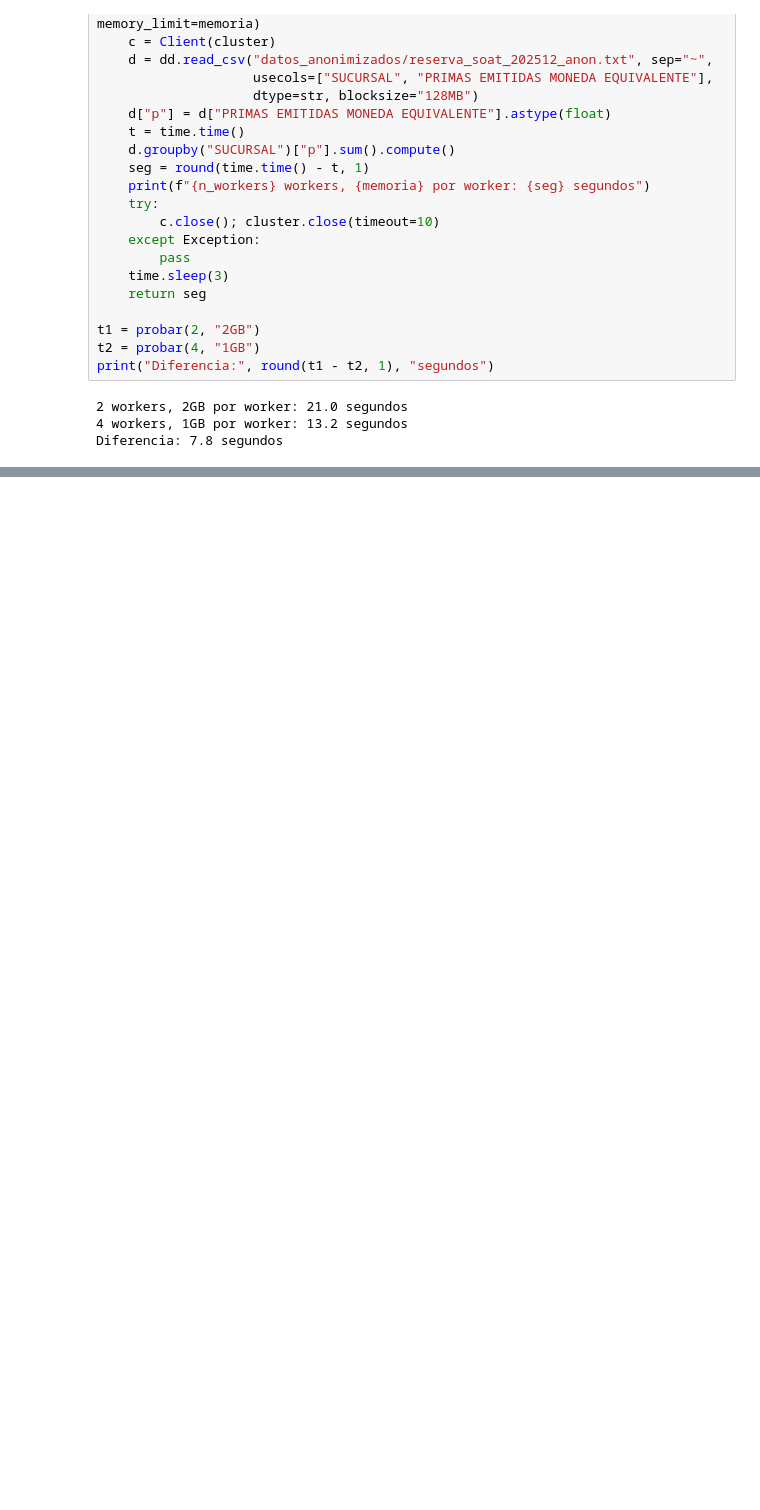
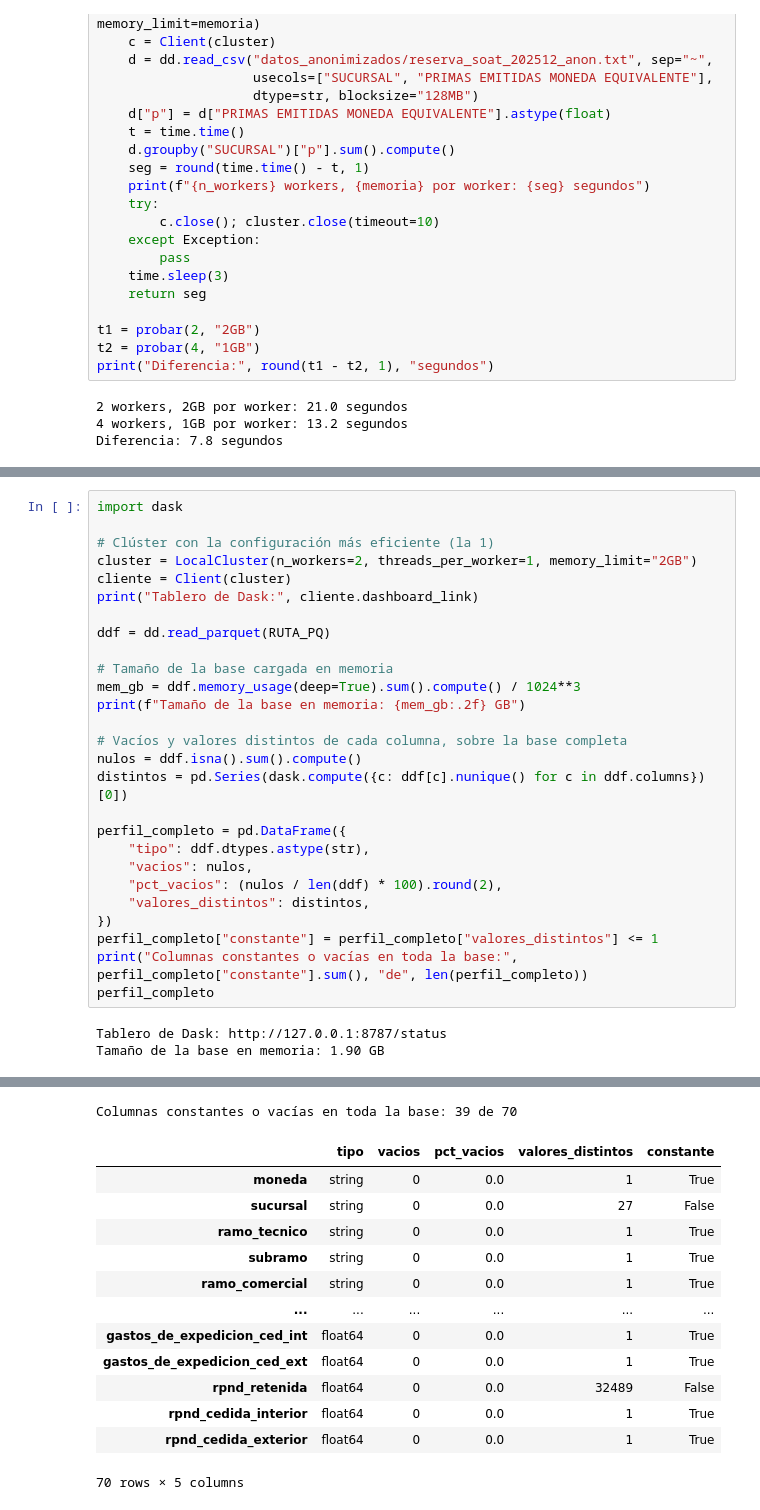
Before and after one commit to eagomezm1989/trabajo-final-bigdata-soat, a Jupyter notebook: 01_eda.ipynb, the cells around one changed output, grey strips where cells are left out. Saved outputs shown, nothing was run; the diff lists cells and outputs as text; blank space fills up the shorter version.

```diff
--- a/01_eda.ipynb
+++ b/01_eda.ipynb
@@ -241,0 +422,30 @@ Diferencia: 7.8 segundos
+# %%
+import dask
+
+# Clúster con la configuración más eficiente (la 1)
+cluster = LocalCluster(n_workers=2, threads_per_worker=1, memory_limit="2GB")
+cliente = Client(cluster)
+print("Tablero de Dask:", cliente.dashboard_link)
+
+ddf = dd.read_parquet(RUTA_PQ)
+
+# Tamaño de la base cargada en memoria
+mem_gb = ddf.memory_usage(deep=True).sum().compute() / 1024**3
+print(f"Tamaño de la base en memoria: {mem_gb:.2f} GB")
+
+# Vacíos y valores distintos de cada columna, sobre la base completa
+nulos = ddf.isna().sum().compute()
+distintos = pd.Series(dask.compute({c: ddf[c].nunique() for c in ddf.columns})[0])
+
+perfil_completo = pd.DataFrame({
+    "tipo": ddf.dtypes.astype(str),
+    "vacios": nulos,
+    "pct_vacios": (nulos / len(ddf) * 100).round(2),
+    "valores_distintos": distintos,
+})
+perfil_completo["constante"] = perfil_completo["valores_distintos"] <= 1
+print("Columnas constantes o vacías en toda la base:", perfil_completo["constante"].sum(), "de", len(perfil_completo))
+perfil_completo
+# %% [output]
+Tablero de Dask: http://127.0.0.1:8787/status
+Tamaño de la base en memoria: 1.90 GB
@@ -241,0 +469,14 @@ Diferencia: 7.8 segundos
+Columnas constantes o vacías en toda la base: 39 de 70
+|  | tipo | vacios | pct_vacios | valores_distintos | constante |
+| moneda | string | 0 | 0.0 | 1 | True |
+| sucursal | string | 0 | 0.0 | 27 | False |
+| ramo_tecnico | string | 0 | 0.0 | 1 | True |
+| subramo | string | 0 | 0.0 | 1 | True |
+| ramo_comercial | string | 0 | 0.0 | 1 | True |
+| ... | ... | ... | ... | ... | ... |
+| gastos_de_expedicion_ced_int | float64 | 0 | 0.0 | 1 | True |
+| gastos_de_expedicion_ced_ext | float64 | 0 | 0.0 | 1 | True |
+| rpnd_retenida | float64 | 0 | 0.0 | 32489 | False |
+| rpnd_cedida_interior | float64 | 0 | 0.0 | 1 | True |
+| rpnd_cedida_exterior | float64 | 0 | 0.0 | 1 | True |
+70 rows × 5 columns
```
Also changed, not shown: parts of 9 cells of this notebook.
